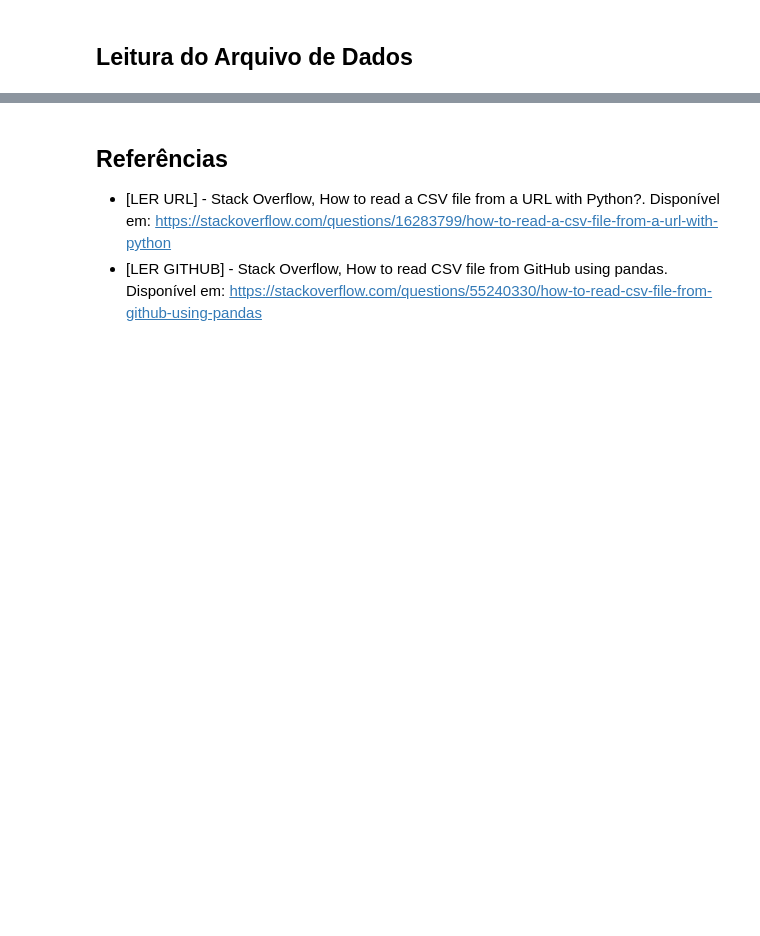
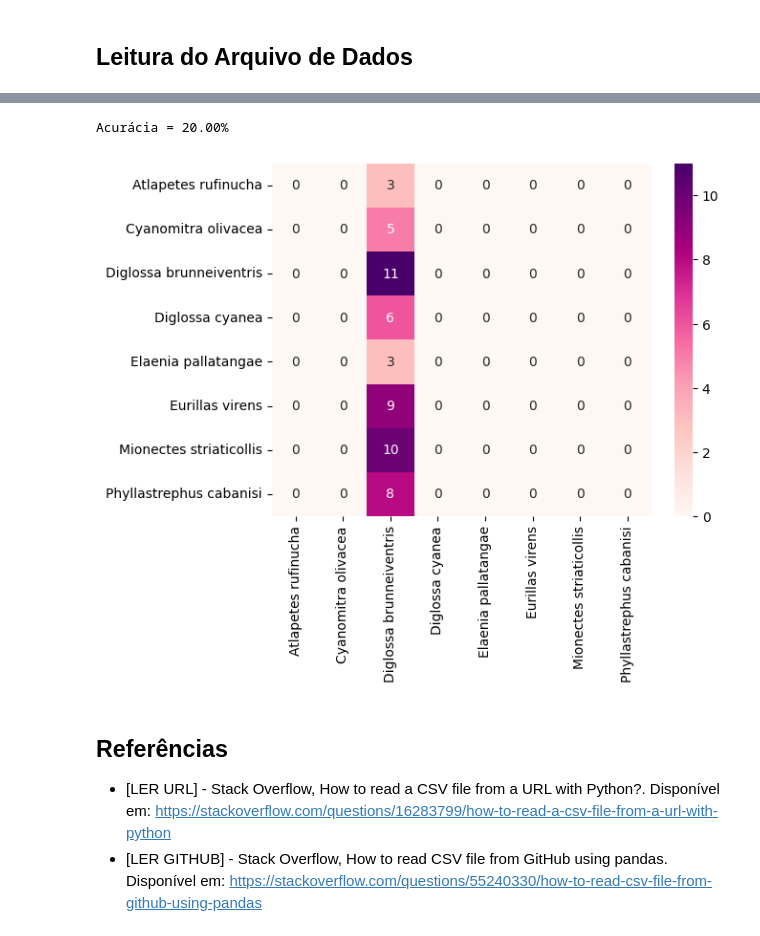
Before and after one commit to helocano/tiamat, a Jupyter notebook: MainTiamat_HeloisaCano.ipynb, the cells around one changed output, grey strips where cells are left out. Saved outputs shown, nothing was run; the diff lists cells and outputs as text; code cells hidden in the pictures; blank space fills up the shorter version.

```diff
--- a/MainTiamat_HeloisaCano.ipynb
+++ b/MainTiamat_HeloisaCano.ipynb
@@ -28,0 +159,8 @@ data
+# %%
+contagem = df_novo["especie1_BirdLife"].value_counts()
+especies_desejadas = []
+
+for item, quantidade in contagem.items():
+  if quantidade > 50:
+    print(item, quantidade)
+    especies_desejadas.append(item)
@@ -29,3 +294,27 @@ data
+# %%
+from sklearn.dummy import DummyClassifier
+
+# determina o modelo
+modelo_baseline = DummyClassifier()
+modelo_baseline.fit(X_treino, y_treino)
+
+# separa melhor os resultados reais do teste, e os dados que foram previstos pelo modelo
+from sklearn.metrics import confusion_matrix
+y_verdadeiro = y_teste
+y_previsao = modelo_baseline.predict(X_teste)
+
+# matriz de confusão
+matriz_conf = confusion_matrix(y_verdadeiro, y_previsao, labels=ordem_labels)
+df_conf = pd.DataFrame(matriz_conf, ordem_labels, ordem_labels)
+sns.heatmap(df_conf, annot=True, annot_kws={"size": 10}, fmt = "d", cmap = "RdPu");
+
+# calcula acuracia
+from sklearn.metrics import accuracy_score
+acuracia = accuracy_score(y_verdadeiro, y_previsao)
+print(f"Acurácia = {(acuracia*100):.2f}%")
+# %% [output]
+Acurácia = 20.00%
+[figure, added]
 # %% [markdown]
 ## Referências
 
```
Also changed, not shown: parts of 16 cells of this notebook.
